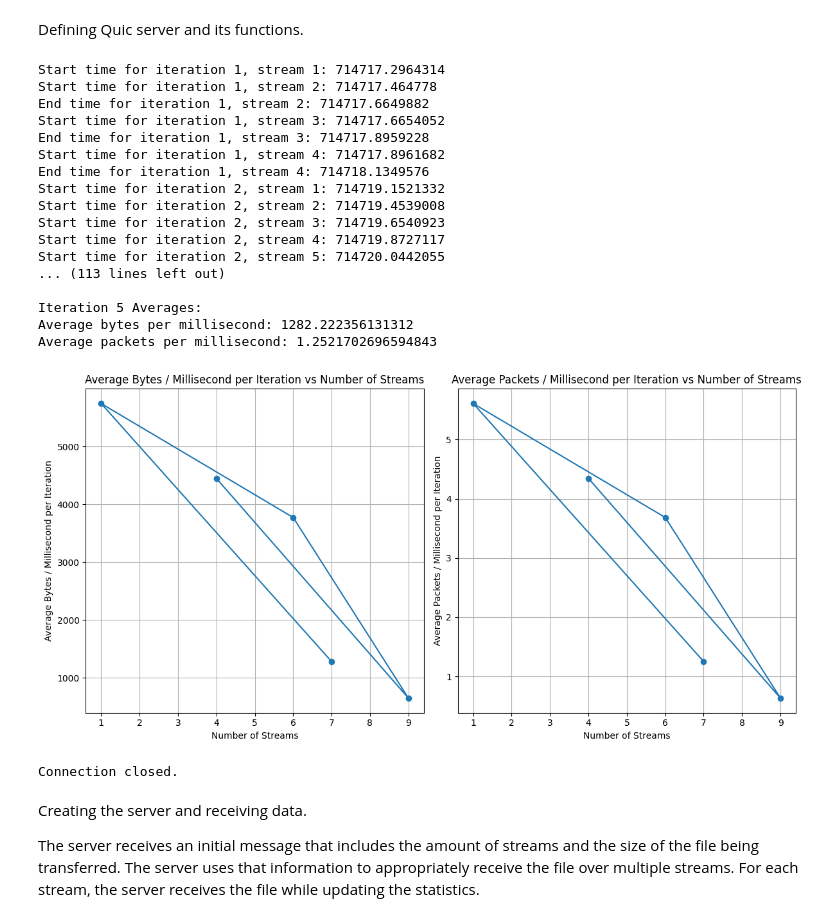
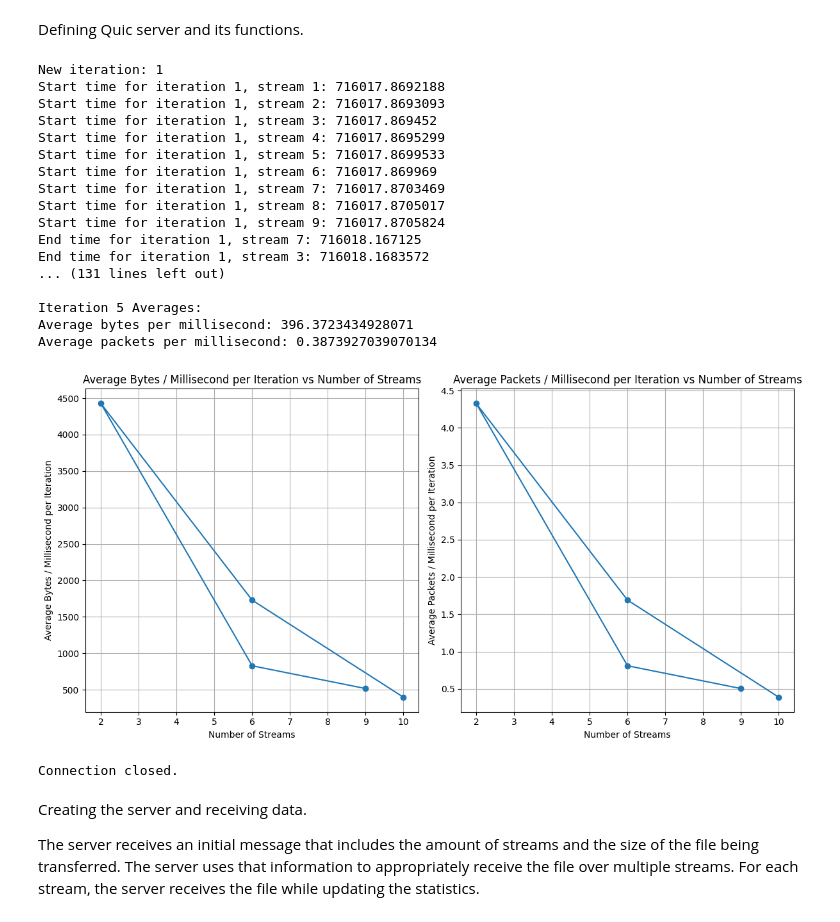
Before and after one commit to May2303/CommuNet---final-project, a Jupyter notebook: CommunicNetwork/server.ipynb, the cells around one changed output. Saved outputs shown, nothing was run; the diff lists cells and outputs as text; code cells hidden in the pictures.

Commit message:
Fixed packet sending logic

```diff
--- a/CommunicNetwork/server.ipynb
+++ b/CommunicNetwork/server.ipynb
@@ -36,7 +36,7 @@ class QuicServer:
     # Used to extract the number of streams and file size
     def process_initial_message(self):
         try:
-            initial_message, sender_address = self.socket.recvfrom(4096)  # Increase buffer size to 4096 bytes
+            initial_message, sender_address = self.socket.recvfrom(8)
             if len(initial_message) < 8:
                 raise ValueError("Initial message is too short")
             sender_ip, _ = sender_address
@@ -171,49 +171,50 @@ class QuicServer:
         plt.ylabel('Average Packets / Millisecond per Iteration')
         plt.grid(True)
 
         plt.tight_layout()
         plt.show()
 
     # Run the server
     # Prints statistics and plots metrics for the received data
     def run(self):
         for _ in range(5):
             sender_ip, num_streams, file_size = self.process_initial_message()
             self.iteration += 1
+            print(f"New iteration: {self.iteration} ")
             received_data = self.receive_packets(num_streams)
             if self.iteration < 5:
                 self.send_ready_message(sender_ip)
             elif self.iteration == 5:
                 self.send_finished_message(sender_ip)
             elif self.iteration > 5:
                 print(f"Invalid iteration {self.iteration}")
         metrics = self.calculate_metrics()
         self.print_statistics(metrics, file_size)
         self.plot_metrics()
         self.close_connection()
 
 if __name__ == "__main__":
     server = QuicServer()
     server.run()
 # %% [output]
-Start time for iteration 1, stream 1: 714717.2964314
-Start time for iteration 1, stream 2: 714717.464778
-End time for iteration 1, stream 2: 714717.6649882
-Start time for iteration 1, stream 3: 714717.6654052
-End time for iteration 1, stream 3: 714717.8959228
-Start time for iteration 1, stream 4: 714717.8961682
-End time for iteration 1, stream 4: 714718.1349576
-Start time for iteration 2, stream 1: 714719.1521332
-Start time for iteration 2, stream 2: 714719.4539008
-Start time for iteration 2, stream 3: 714719.6540923
-Start time for iteration 2, stream 4: 714719.8727117
-Start time for iteration 2, stream 5: 714720.0442055
-... (113 lines left out)
+New iteration: 1
+Start time for iteration 1, stream 1: 716017.8692188
+Start time for iteration 1, stream 2: 716017.8693093
+Start time for iteration 1, stream 3: 716017.869452
+Start time for iteration 1, stream 4: 716017.8695299
+Start time for iteration 1, stream 5: 716017.8699533
+Start time for iteration 1, stream 6: 716017.869969
+Start time for iteration 1, stream 7: 716017.8703469
+Start time for iteration 1, stream 8: 716017.8705017
+Start time for iteration 1, stream 9: 716017.8705824
+End time for iteration 1, stream 7: 716018.167125
+End time for iteration 1, stream 3: 716018.1683572
+... (131 lines left out)
 
 Iteration 5 Averages:
-Average bytes per millisecond: 1282.222356131312
-Average packets per millisecond: 1.2521702696594843
+Average bytes per millisecond: 396.3723434928071
+Average packets per millisecond: 0.3873927039070134
-[figure, old version]
+[figure, new version]
 Connection closed.
 # %% [markdown]
 Creating the server and receiving data.
```
Also changed, not shown: 1 other file.
